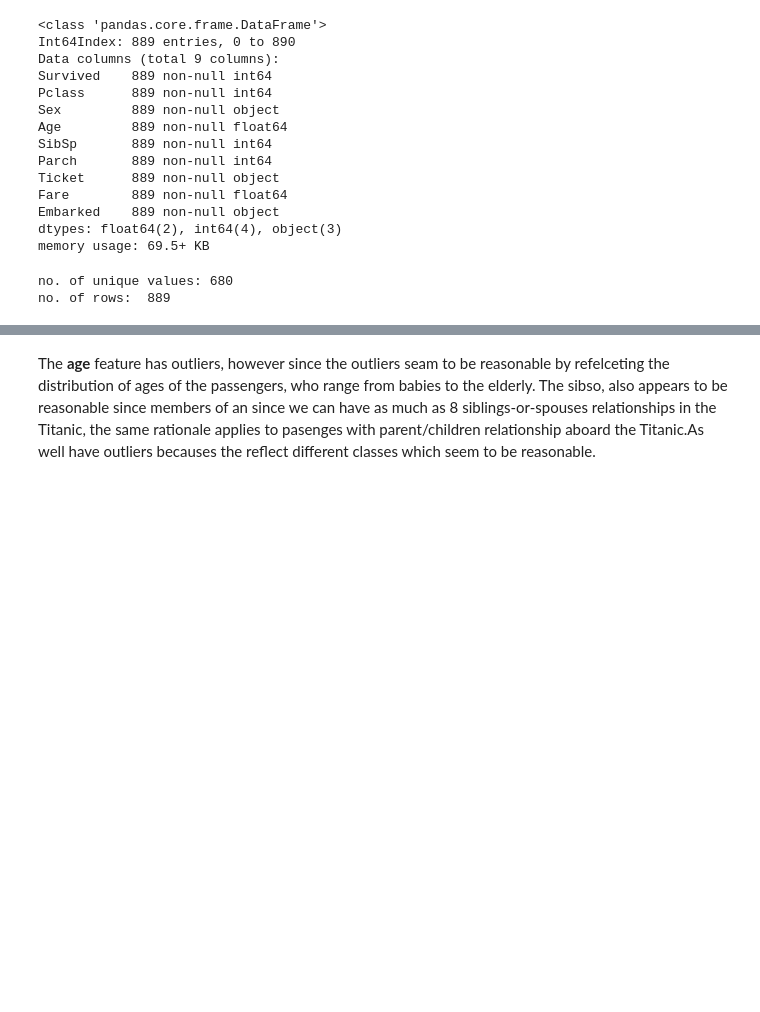
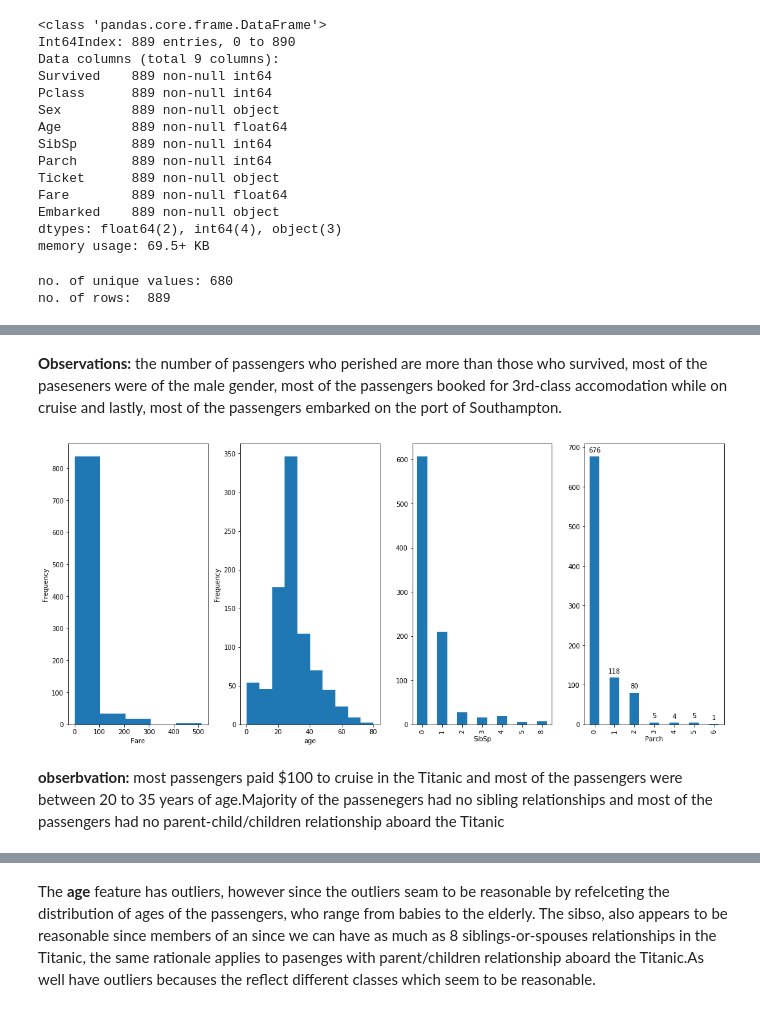
Before and after one commit to gideonkipkorir/Modelling-with-KNN_classifier_And-_Naive_Bayes-classifier, a Jupyter notebook: Moringa_Data_Science_Prep_W9_Independent_Project_2020_02_Gideon_Cheruiyot_DataReport_ipynb.ipynb, the cells around one changed output, grey strips where cells are left out. Drawn from its saved outputs; the diff is of its cells as text; code cells hidden in the pictures; blank space fills up the shorter version.

```diff
--- a/Moringa_Data_Science_Prep_W9_Independent_Project_2020_02_Gideon_Cheruiyot_DataReport_ipynb.ipynb
+++ b/Moringa_Data_Science_Prep_W9_Independent_Project_2020_02_Gideon_Cheruiyot_DataReport_ipynb.ipynb
@@ -110,0 +162,22 @@ no. of rows:  889
+# %% [markdown]
+**Observations:** the number of passengers who perished are more than those who survived, most of the paseseners were of the male gender, most of the passengers booked for 3rd-class accomodation while on cruise  and lastly, most of the passengers embarked on the port of Southampton.
+# %%
+plt.figure(figsize=(15,13))
+plt.subplot(2,4,1)
+ax = df['Fare'].plot(kind = 'hist', bins = 5)
+ax.set_xlabel('Fare')
+plt.subplot(2,4,2)
+ax = df['Age'].plot(kind = 'hist', bins = 10)
+ax.set_xlabel('age')
+plt.subplot(2,4,3)
+ax = df.groupby(['SibSp'])['SibSp'].count().plot(kind = 'bar')
+plt.subplot(2,4,4)
+ax = df.groupby(['Parch'])['Parch'].count().plot(kind = 'bar')
+for p in ax.patches:
+  ax.annotate(np.round(p.get_height(),decimals=1), (p.get_x()+p.get_width()/2., p.get_height()), ha='center', va='center', xytext=(0, 10), textcoords='offset points')
+plt.tight_layout()
+plt.show()
+# %% [output]
+[figure, added]
+# %% [markdown]
+ **obserbvation:** most passengers paid $100 to cruise in the Titanic and most of the passengers were between 20 to 35 years of age.Majority of the passenegers had no sibling relationships and most of the passengers had no parent-child/children relationship aboard the Titanic
```
Also changed, not shown: parts of 28 cells of this notebook.
